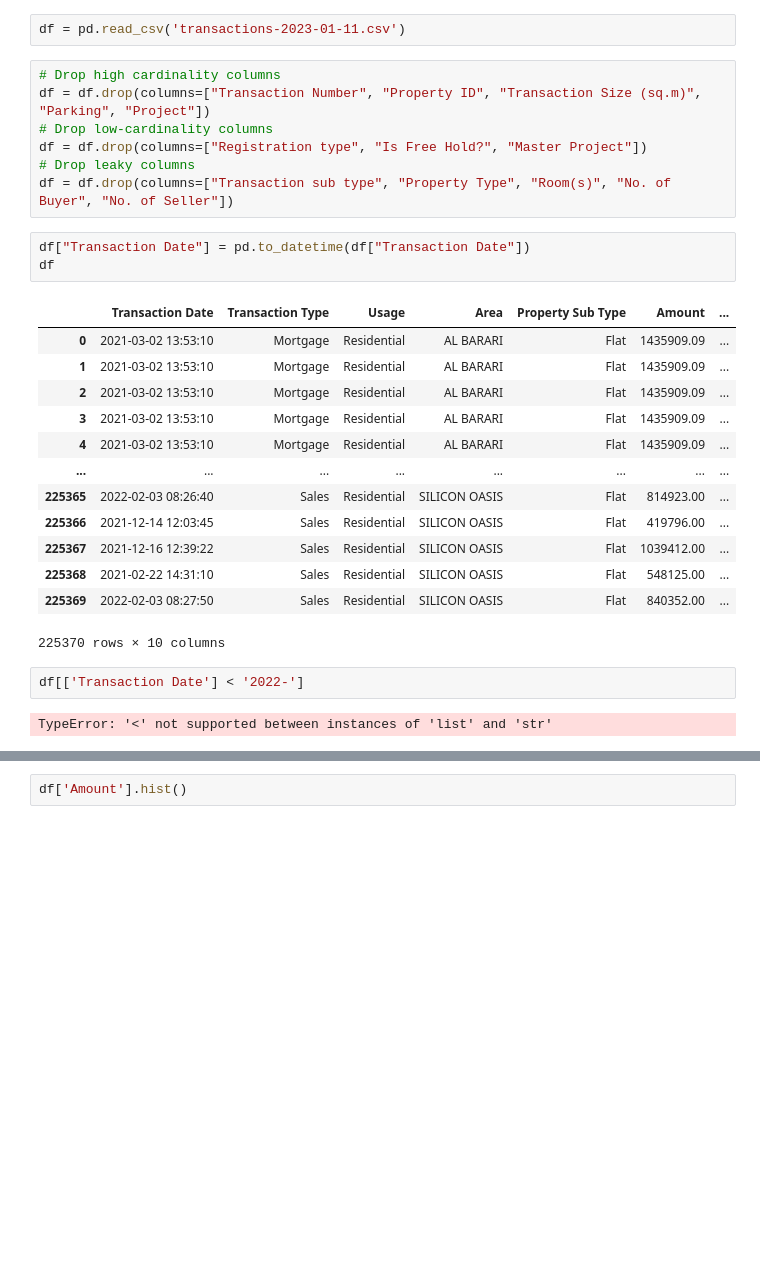
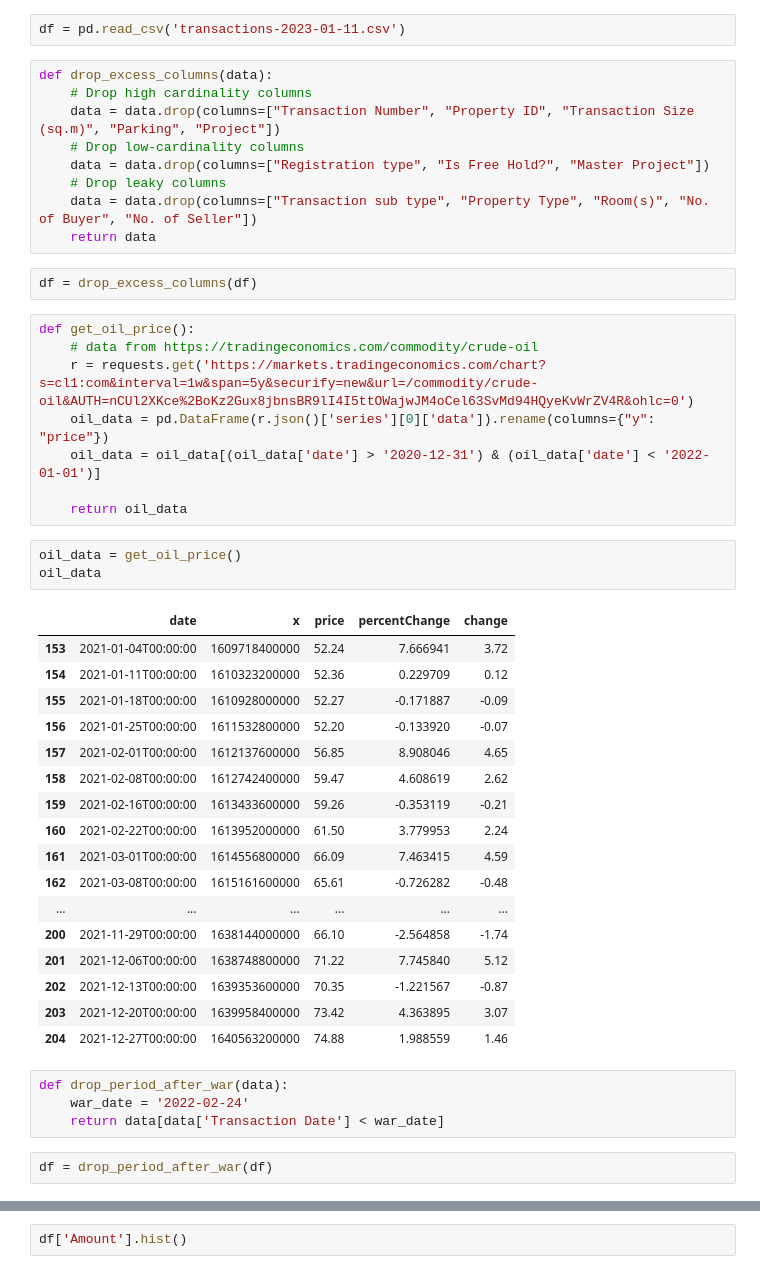
Before and after one commit to geporys/econometrics-project-assignment-hse-2022, a Jupyter notebook: Untitled.ipynb, the cells around one changed output, grey strips where cells are left out. Drawn from its saved outputs; the diff is of its cells as text; blank space fills up the shorter version.

Commit message:
add oil data and filter by date

```diff
--- a/Untitled.ipynb
+++ b/Untitled.ipynb
@@ -3,30 +4,48 @@ import pandas as pd
 # %%
 df = pd.read_csv('transactions-2023-01-11.csv')
 # %%
-# Drop high cardinality columns
-df = df.drop(columns=["Transaction Number", "Property ID", "Transaction Size (sq.m)", "Parking", "Project"])
-# Drop low-cardinality columns
-df = df.drop(columns=["Registration type", "Is Free Hold?", "Master Project"])
-# Drop leaky columns
-df = df.drop(columns=["Transaction sub type", "Property Type", "Room(s)", "No. of Buyer", "No. of Seller"])
+def drop_excess_columns(data):
+    # Drop high cardinality columns
+    data = data.drop(columns=["Transaction Number", "Property ID", "Transaction Size (sq.m)", "Parking", "Project"])
+    # Drop low-cardinality columns
+    data = data.drop(columns=["Registration type", "Is Free Hold?", "Master Project"])
+    # Drop leaky columns
+    data = data.drop(columns=["Transaction sub type", "Property Type", "Room(s)", "No. of Buyer", "No. of Seller"])
+    return data
-# %%
-df["Transaction Date"] = pd.to_datetime(df["Transaction Date"])
-df
-# %% [output]
-|  | Transaction Date | Transaction Type | Usage | Area | Property Sub Type | Amount | ... |
-| 0 | 2021-03-02 13:53:10 | Mortgage | Residential | AL BARARI | Flat | 1435909.09 | ... |
-| 1 | 2021-03-02 13:53:10 | Mortgage | Residential | AL BARARI | Flat | 1435909.09 | ... |
-| 2 | 2021-03-02 13:53:10 | Mortgage | Residential | AL BARARI | Flat | 1435909.09 | ... |
-| 3 | 2021-03-02 13:53:10 | Mortgage | Residential | AL BARARI | Flat | 1435909.09 | ... |
-| 4 | 2021-03-02 13:53:10 | Mortgage | Residential | AL BARARI | Flat | 1435909.09 | ... |
-| ... | ... | ... | ... | ... | ... | ... | ... |
-| 225365 | 2022-02-03 08:26:40 | Sales | Residential | SILICON OASIS | Flat | 814923.00 | ... |
-| 225366 | 2021-12-14 12:03:45 | Sales | Residential | SILICON OASIS | Flat | 419796.00 | ... |
-| 225367 | 2021-12-16 12:39:22 | Sales | Residential | SILICON OASIS | Flat | 1039412.00 | ... |
-| 225368 | 2021-02-22 14:31:10 | Sales | Residential | SILICON OASIS | Flat | 548125.00 | ... |
-| 225369 | 2022-02-03 08:27:50 | Sales | Residential | SILICON OASIS | Flat | 840352.00 | ... |
-225370 rows × 10 columns
-# %%
-df[['Transaction Date'] < '2022-']
-# %% [output]
-TypeError: '<' not supported between instances of 'list' and 'str'
+# %%
+df = drop_excess_columns(df)
+# %%
+def get_oil_price():
+    # data from https://tradingeconomics.com/commodity/crude-oil
+    r = requests.get('https://markets.tradingeconomics.com/chart?s=cl1:com&interval=1w&span=5y&securify=new&url=/commodity/crude-oil&AUTH=nCUl2XKce%2BoKz2Gux8jbnsBR9lI4I5ttOWajwJM4oCel63SvMd94HQyeKvWrZV4R&ohlc=0')
+    oil_data = pd.DataFrame(r.json()['series'][0]['data']).rename(columns={"y": "price"})
+    oil_data = oil_data[(oil_data['date'] > '2020-12-31') & (oil_data['date'] < '2022-01-01')]
+
+    return oil_data
+# %%
+oil_data = get_oil_price()
+oil_data
+# %% [output]
+|  | date | x | price | percentChange | change |
+| 153 | 2021-01-04T00:00:00 | 1609718400000 | 52.24 | 7.666941 | 3.72 |
+| 154 | 2021-01-11T00:00:00 | 1610323200000 | 52.36 | 0.229709 | 0.12 |
+| 155 | 2021-01-18T00:00:00 | 1610928000000 | 52.27 | -0.171887 | -0.09 |
+| 156 | 2021-01-25T00:00:00 | 1611532800000 | 52.20 | -0.133920 | -0.07 |
+| 157 | 2021-02-01T00:00:00 | 1612137600000 | 56.85 | 8.908046 | 4.65 |
+| 158 | 2021-02-08T00:00:00 | 1612742400000 | 59.47 | 4.608619 | 2.62 |
+| 159 | 2021-02-16T00:00:00 | 1613433600000 | 59.26 | -0.353119 | -0.21 |
+| 160 | 2021-02-22T00:00:00 | 1613952000000 | 61.50 | 3.779953 | 2.24 |
+| 161 | 2021-03-01T00:00:00 | 1614556800000 | 66.09 | 7.463415 | 4.59 |
+| 162 | 2021-03-08T00:00:00 | 1615161600000 | 65.61 | -0.726282 | -0.48 |
+| ... | ... | ... | ... | ... | ... |
+| 200 | 2021-11-29T00:00:00 | 1638144000000 | 66.10 | -2.564858 | -1.74 |
+| 201 | 2021-12-06T00:00:00 | 1638748800000 | 71.22 | 7.745840 | 5.12 |
+| 202 | 2021-12-13T00:00:00 | 1639353600000 | 70.35 | -1.221567 | -0.87 |
+| 203 | 2021-12-20T00:00:00 | 1639958400000 | 73.42 | 4.363895 | 3.07 |
+| 204 | 2021-12-27T00:00:00 | 1640563200000 | 74.88 | 1.988559 | 1.46 |
+# %%
+def drop_period_after_war(data):
+    war_date = '2022-02-24'
+    return data[data['Transaction Date'] < war_date]
+# %%
+df = drop_period_after_war(df)
```
Also changed, not shown: parts of 5 cells of this notebook.
